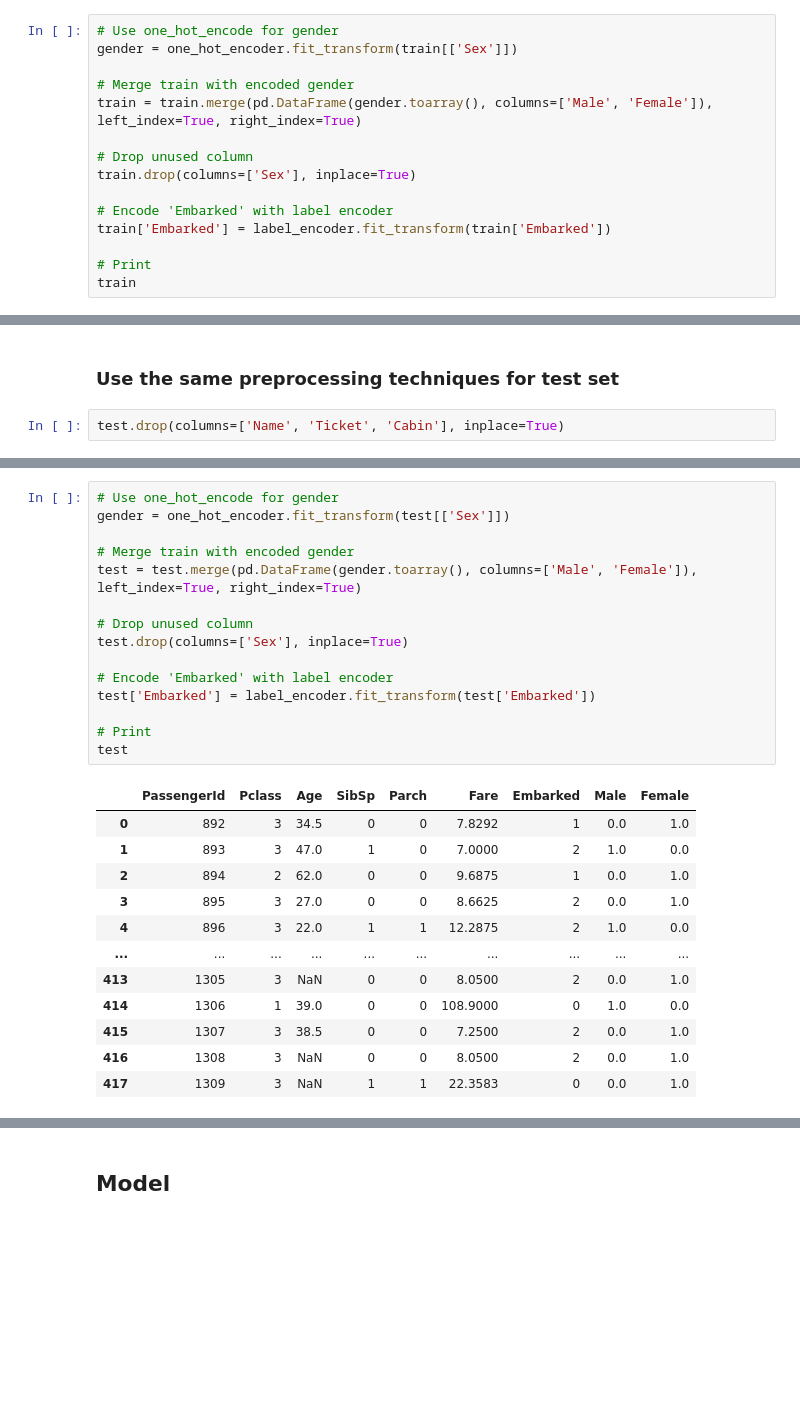
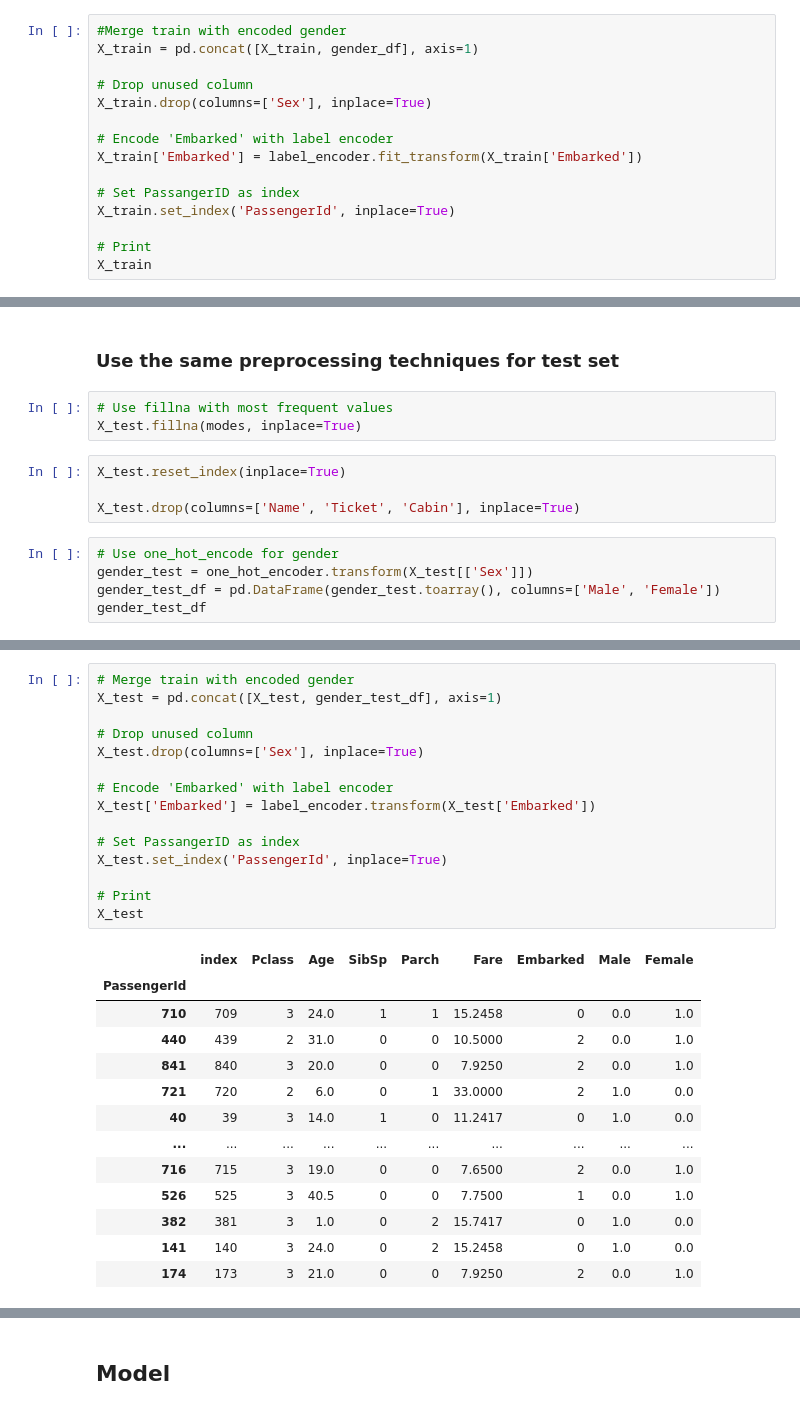
Before and after one commit to podSilvio/fastai-pytorch-playground, a Jupyter notebook: titanic-pytorch.ipynb, the cells around one changed output, grey strips where cells are left out. Saved outputs shown, nothing was run; the diff lists cells and outputs as text; blank space fills up the shorter version.

```diff
--- a/titanic-pytorch.ipynb
+++ b/titanic-pytorch.ipynb
@@ -96,16 +98,16 @@ one_hot_encoder = OneHotEncoder()
 # %%
-# Use one_hot_encode for gender
-gender = one_hot_encoder.fit_transform(train[['Sex']])
-
-# Merge train with encoded gender
-train = train.merge(pd.DataFrame(gender.toarray(), columns=['Male', 'Female']), left_index=True, right_index=True)
+#Merge train with encoded gender
+X_train = pd.concat([X_train, gender_df], axis=1)
 
 # Drop unused column
-train.drop(columns=['Sex'], inplace=True)
+X_train.drop(columns=['Sex'], inplace=True)
 
 # Encode 'Embarked' with label encoder
-train['Embarked'] = label_encoder.fit_transform(train['Embarked'])
+X_train['Embarked'] = label_encoder.fit_transform(X_train['Embarked'])
+
+# Set PassangerID as index
+X_train.set_index('PassengerId', inplace=True)
 
 # Print
-train
+X_train
 # %% [output]
@@ -125,4 +128,14 @@ train
 # %% [markdown]
 ### Use the same preprocessing techniques for test set
+# %%
+# Use fillna with most frequent values
+X_test.fillna(modes, inplace=True)
 # %%
-test.drop(columns=['Name', 'Ticket', 'Cabin'], inplace=True)
+X_test.reset_index(inplace=True)
+
+X_test.drop(columns=['Name', 'Ticket', 'Cabin'], inplace=True)
+# %%
+# Use one_hot_encode for gender
+gender_test = one_hot_encoder.transform(X_test[['Sex']])
+gender_test_df = pd.DataFrame(gender_test.toarray(), columns=['Male', 'Female'])
+gender_test_df
@@ -129,28 +156,29 @@ test.drop(columns=['Name', 'Ticket', 'Cabin'], inplace=True)
 # %%
-# Use one_hot_encode for gender
-gender = one_hot_encoder.fit_transform(test[['Sex']])
-
 # Merge train with encoded gender
-test = test.merge(pd.DataFrame(gender.toarray(), columns=['Male', 'Female']), left_index=True, right_index=True)
+X_test = pd.concat([X_test, gender_test_df], axis=1)
 
 # Drop unused column
-test.drop(columns=['Sex'], inplace=True)
+X_test.drop(columns=['Sex'], inplace=True)
 
 # Encode 'Embarked' with label encoder
-test['Embarked'] = label_encoder.fit_transform(test['Embarked'])
+X_test['Embarked'] = label_encoder.transform(X_test['Embarked'])
+
+# Set PassangerID as index
+X_test.set_index('PassengerId', inplace=True)
 
 # Print
-test
+X_test
 # %% [output]
-|  | PassengerId | Pclass | Age | SibSp | Parch | Fare | Embarked | Male | Female |
-| 0 | 892 | 3 | 34.5 | 0 | 0 | 7.8292 | 1 | 0.0 | 1.0 |
-| 1 | 893 | 3 | 47.0 | 1 | 0 | 7.0000 | 2 | 1.0 | 0.0 |
-| 2 | 894 | 2 | 62.0 | 0 | 0 | 9.6875 | 1 | 0.0 | 1.0 |
-| 3 | 895 | 3 | 27.0 | 0 | 0 | 8.6625 | 2 | 0.0 | 1.0 |
-| 4 | 896 | 3 | 22.0 | 1 | 1 | 12.2875 | 2 | 1.0 | 0.0 |
+|  | index | Pclass | Age | SibSp | Parch | Fare | Embarked | Male | Female |
+| PassengerId |  |  |  |  |  |  |  |  |  |
+| 710 | 709 | 3 | 24.0 | 1 | 1 | 15.2458 | 0 | 0.0 | 1.0 |
+| 440 | 439 | 2 | 31.0 | 0 | 0 | 10.5000 | 2 | 0.0 | 1.0 |
+| 841 | 840 | 3 | 20.0 | 0 | 0 | 7.9250 | 2 | 0.0 | 1.0 |
+| 721 | 720 | 2 | 6.0 | 0 | 1 | 33.0000 | 2 | 1.0 | 0.0 |
+| 40 | 39 | 3 | 14.0 | 1 | 0 | 11.2417 | 0 | 1.0 | 0.0 |
 | ... | ... | ... | ... | ... | ... | ... | ... | ... | ... |
-| 413 | 1305 | 3 | NaN | 0 | 0 | 8.0500 | 2 | 0.0 | 1.0 |
-| 414 | 1306 | 1 | 39.0 | 0 | 0 | 108.9000 | 0 | 1.0 | 0.0 |
-| 415 | 1307 | 3 | 38.5 | 0 | 0 | 7.2500 | 2 | 0.0 | 1.0 |
-| 416 | 1308 | 3 | NaN | 0 | 0 | 8.0500 | 2 | 0.0 | 1.0 |
-| 417 | 1309 | 3 | NaN | 1 | 1 | 22.3583 | 0 | 0.0 | 1.0 |
+| 716 | 715 | 3 | 19.0 | 0 | 0 | 7.6500 | 2 | 0.0 | 1.0 |
+| 526 | 525 | 3 | 40.5 | 0 | 0 | 7.7500 | 1 | 0.0 | 1.0 |
+| 382 | 381 | 3 | 1.0 | 0 | 2 | 15.7417 | 0 | 1.0 | 0.0 |
+| 141 | 140 | 3 | 24.0 | 0 | 2 | 15.2458 | 0 | 1.0 | 0.0 |
+| 174 | 173 | 3 | 21.0 | 0 | 0 | 7.9250 | 2 | 0.0 | 1.0 |
```
Also changed, not shown: parts of 31 cells of this notebook, 4 other files.
